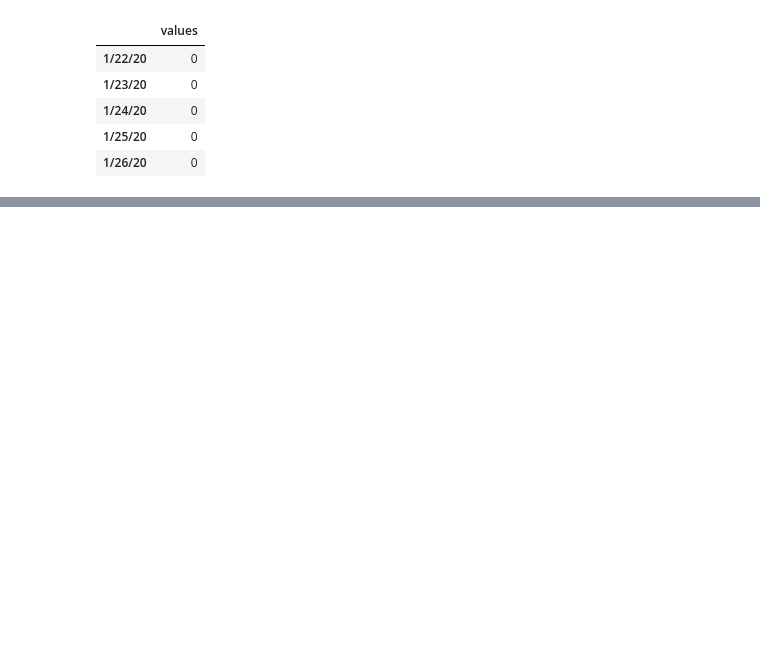
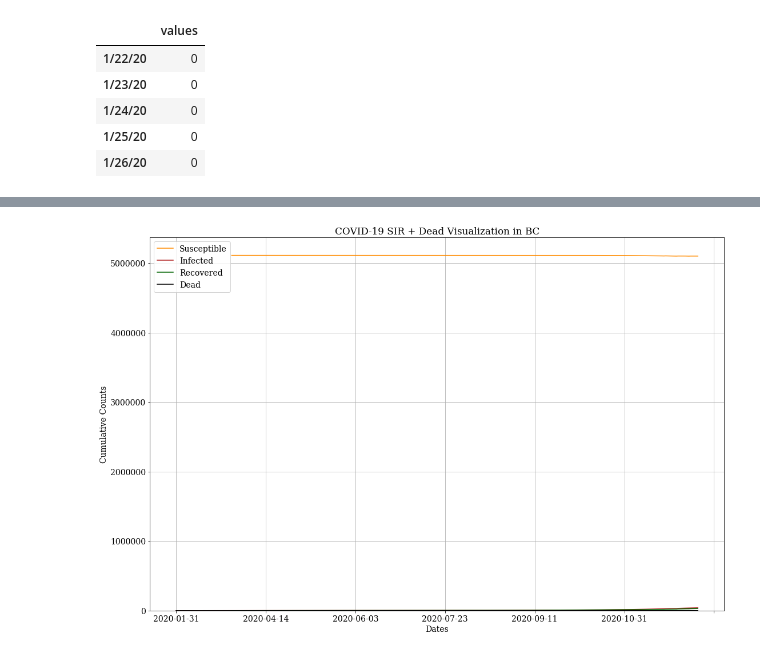
Before and after one commit to atkinssamuel/COVID-19-projection, a Jupyter notebook: project/atkins_1002951754_finalproject.ipynb, the cells around one changed output, grey strips where cells are left out. Drawn from its saved outputs; the diff is of its cells as text; code cells hidden in the pictures; blank space fills up the shorter version.

```diff
--- a/project/atkins_1002951754_finalproject.ipynb
+++ b/project/atkins_1002951754_finalproject.ipynb
@@ -389,0 +670,31 @@ Options:
+# %%
+# BC population estimate: https://www2.gov.bc.ca/gov/content/data/statistics/people-population-community/population/population-estimates
+susceptible_starting =  5110917
+
+susceptible = np.ones((bc_19.shape[0],))*susceptible_starting
+
+susceptible -= bc_19["infected"] - bc_19["recovered"] - bc_19["dead"]
+
+bc_19["susceptible"] = susceptible
+bc_19_date_indexed = bc_19.set_index("date")
+
+visualization_arr = ["susceptible", "infected", "recovered", "dead"]
+colors = ["darkorange", "firebrick", "darkgreen", "black"]
+ax = bc_19_date_indexed[visualization_arr].plot(figsize=(18, 12), color=colors)
+font = {'font.family' : 'serif',
+        'font.size'   : 14,
+        'font.weight' : 'normal'}
+
+plt.rcParams.update(font)
+plt.title("COVID-19 SIR + Dead Visualization in BC")
+plt.xlabel("Dates")
+plt.ylabel("Cumulative Counts")
+plt.ylim(bottom=0)
+plt.legend()
+plt.grid(True)
+
+ax.legend(["Susceptible", "Infected", "Recovered", "Dead"])
+
+plt.show()
+# %% [output]
+[figure, added]
```
Also changed, not shown: parts of 28 cells of this notebook, 13 other files.
